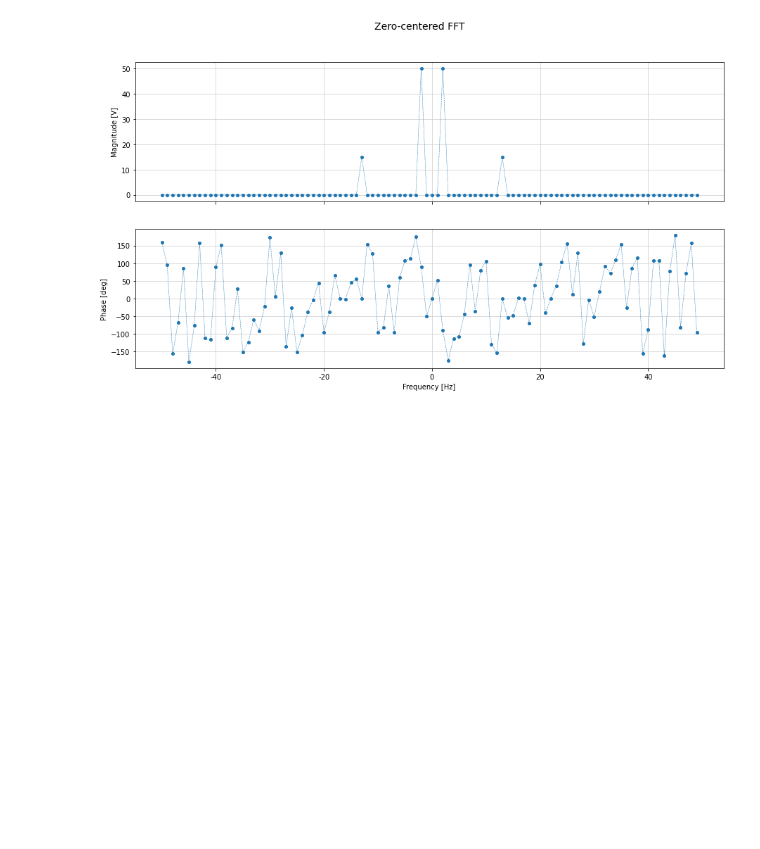
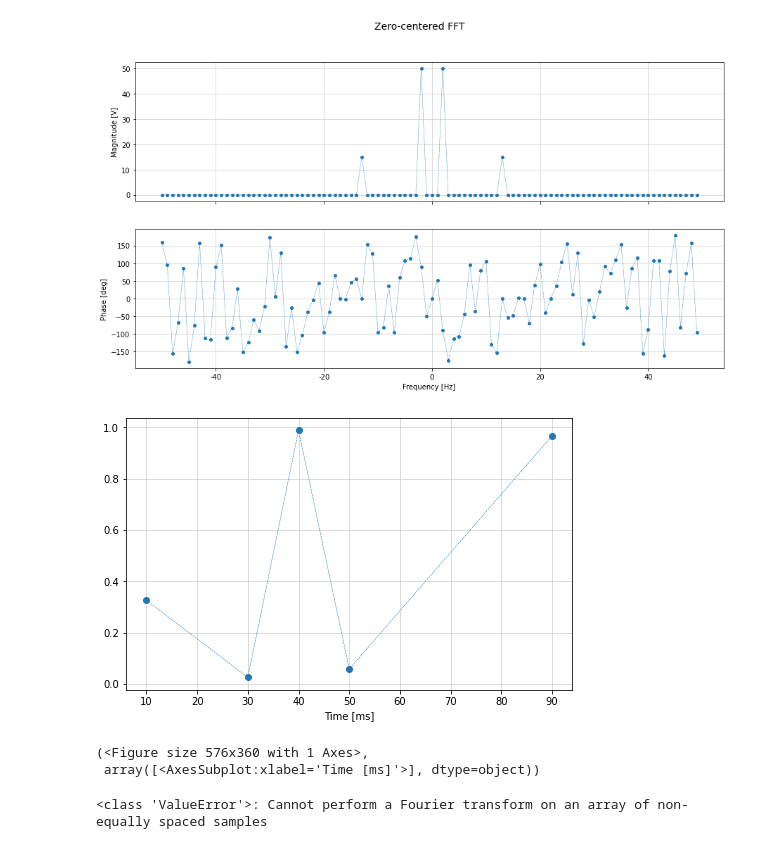
Before and after one commit to animaviridis/signum, a Jupyter notebook: examples/ex1.ipynb, the cells around one changed output. Saved outputs shown, nothing was run; the diff lists cells and outputs as text; code cells hidden in the pictures; blank space fills up the shorter version.

```diff
--- a/examples/ex1.ipynb
+++ b/examples/ex1.ipynb
@@ -121,3 +121,18 @@ f = s.fft(zero_centered=True, description='Zero-centered FFT')
 _ = f.display(lw=0.5, ls='--', marker='o', ms=4, figsize=(15, 8))
 # %% [output]
 [figure]
+# %%
+s = TimeDomainSignal(np.random.rand(10), f_sampling=100)
+s = s[np.array([1, 3, 4, 5, 9])]
+s.display(marker='o', ls='--', lw=0.5)
+# %% [output]
+[figure, added]
+(<Figure size 576x360 with 1 Axes>,
+ array([<AxesSubplot:xlabel='Time [ms]'>], dtype=object))
+# %%
+try:
+    s.fft()
+except ValueError as e:
+    print(f"{(type(e))}: {e}")
+# %% [output]
+<class 'ValueError'>: Cannot perform a Fourier transform on an array of non-equally spaced samples
```
Also changed, not shown: parts of 3 cells of this notebook, 2 other files.
